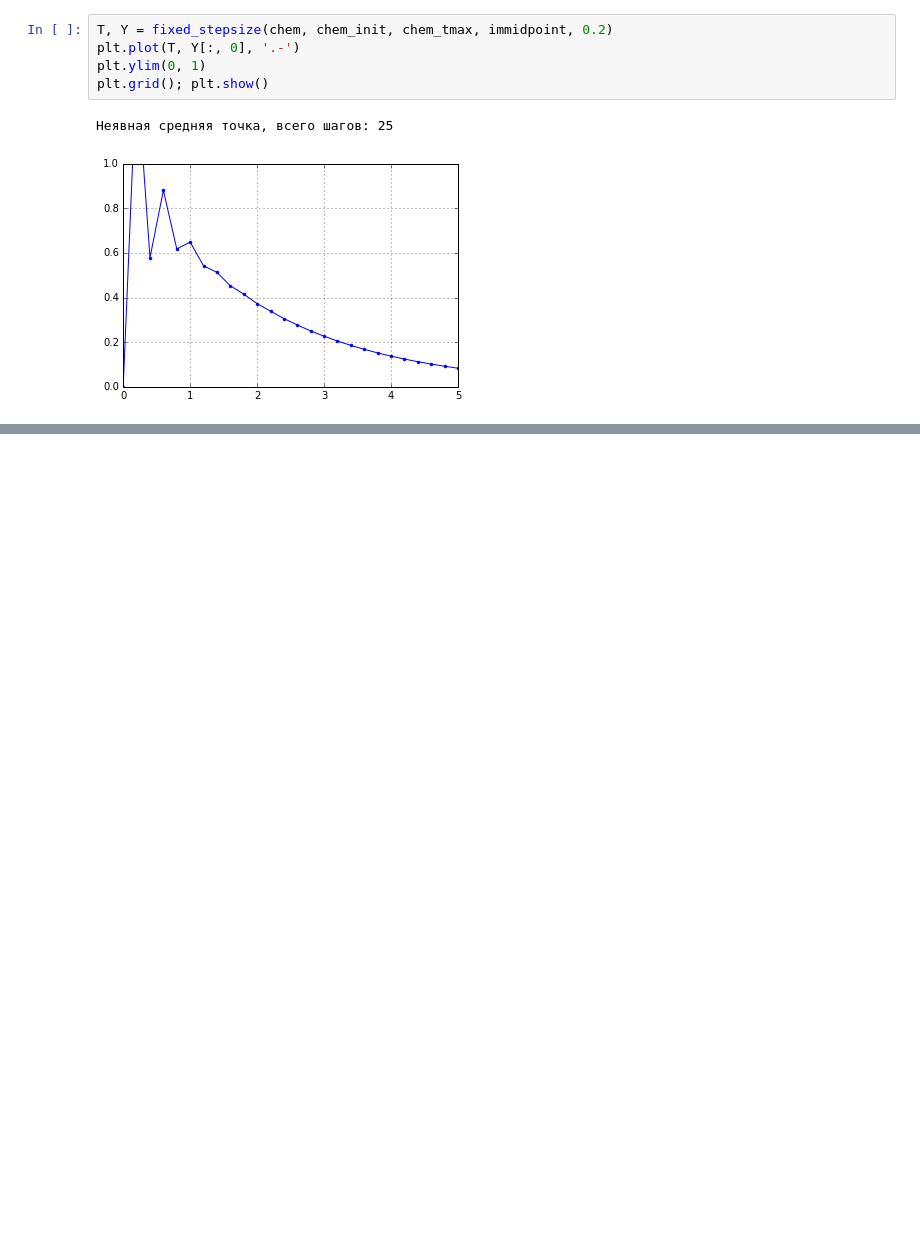
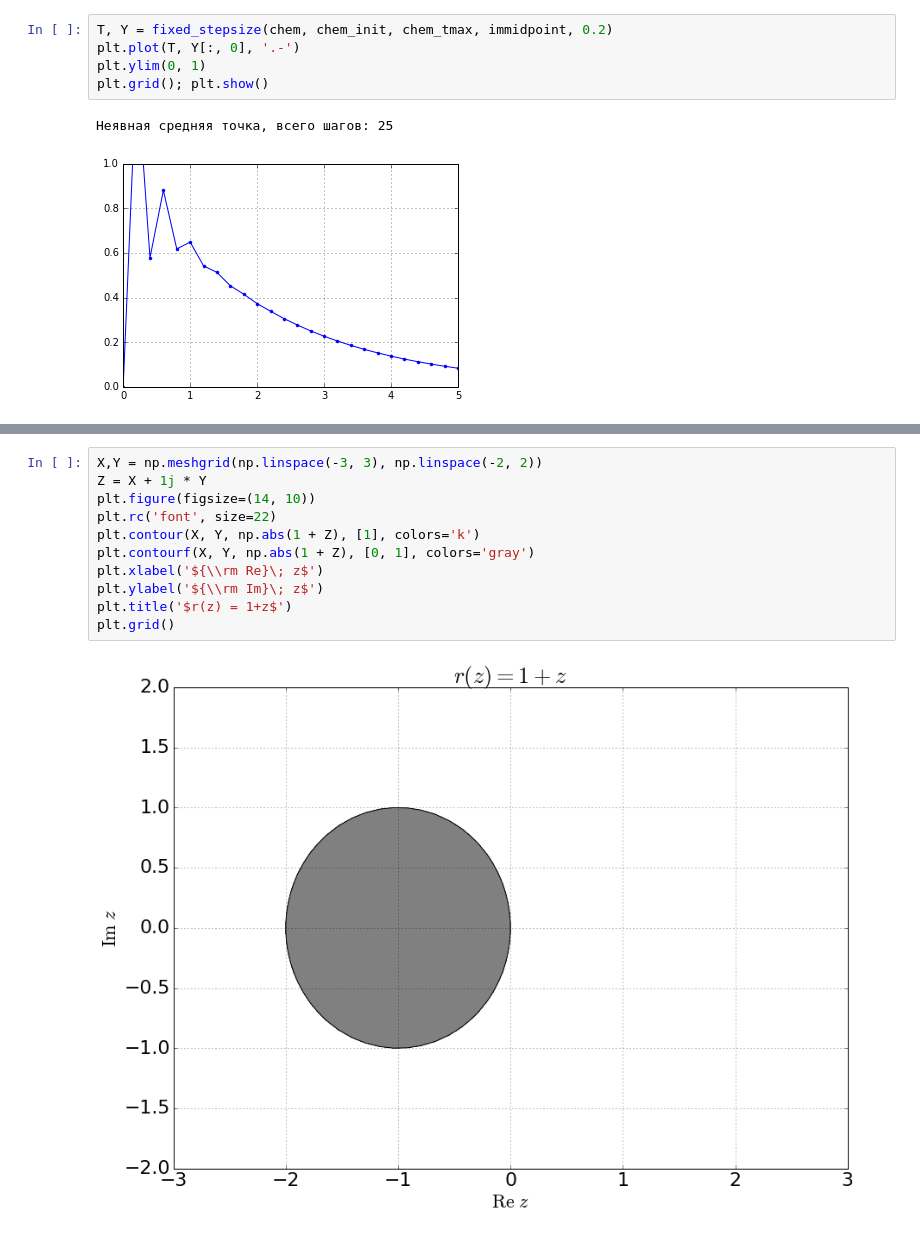
Before and after one commit to CompMathGroup/compmath-slides, a Jupyter notebook: jupyter-slides/10-Stiff/Stiff.ipynb, the cells around one changed output, grey strips where cells are left out. Saved outputs shown, nothing was run; the diff lists cells and outputs as text; blank space fills up the shorter version.

```diff
--- a/jupyter-slides/10-Stiff/Stiff.ipynb
+++ b/jupyter-slides/10-Stiff/Stiff.ipynb
@@ -305,0 +351,13 @@ plt.grid(); plt.show()
+# %%
+X,Y = np.meshgrid(np.linspace(-3, 3), np.linspace(-2, 2))
+Z = X + 1j * Y
+plt.figure(figsize=(14, 10))
+plt.rc('font', size=22)
+plt.contour(X, Y, np.abs(1 + Z), [1], colors='k')
+plt.contourf(X, Y, np.abs(1 + Z), [0, 1], colors='gray')
+plt.xlabel('${\\rm Re}\; z$')
+plt.ylabel('${\\rm Im}\; z$')
+plt.title('$r(z) = 1+z$')
+plt.grid()
+# %% [output]
+[figure, added]
```
Also changed, not shown: parts of 12 cells of this notebook, 4 other files.
